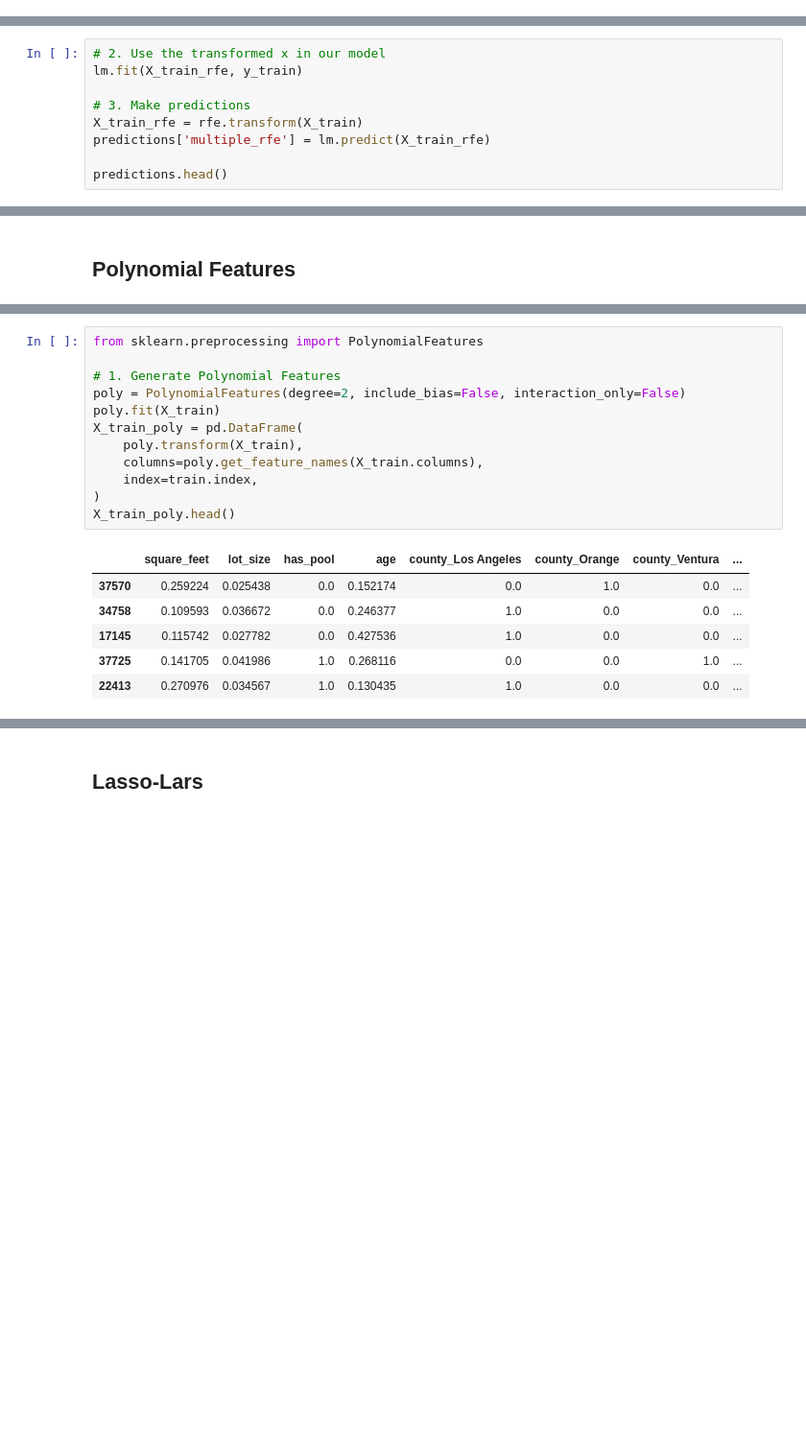
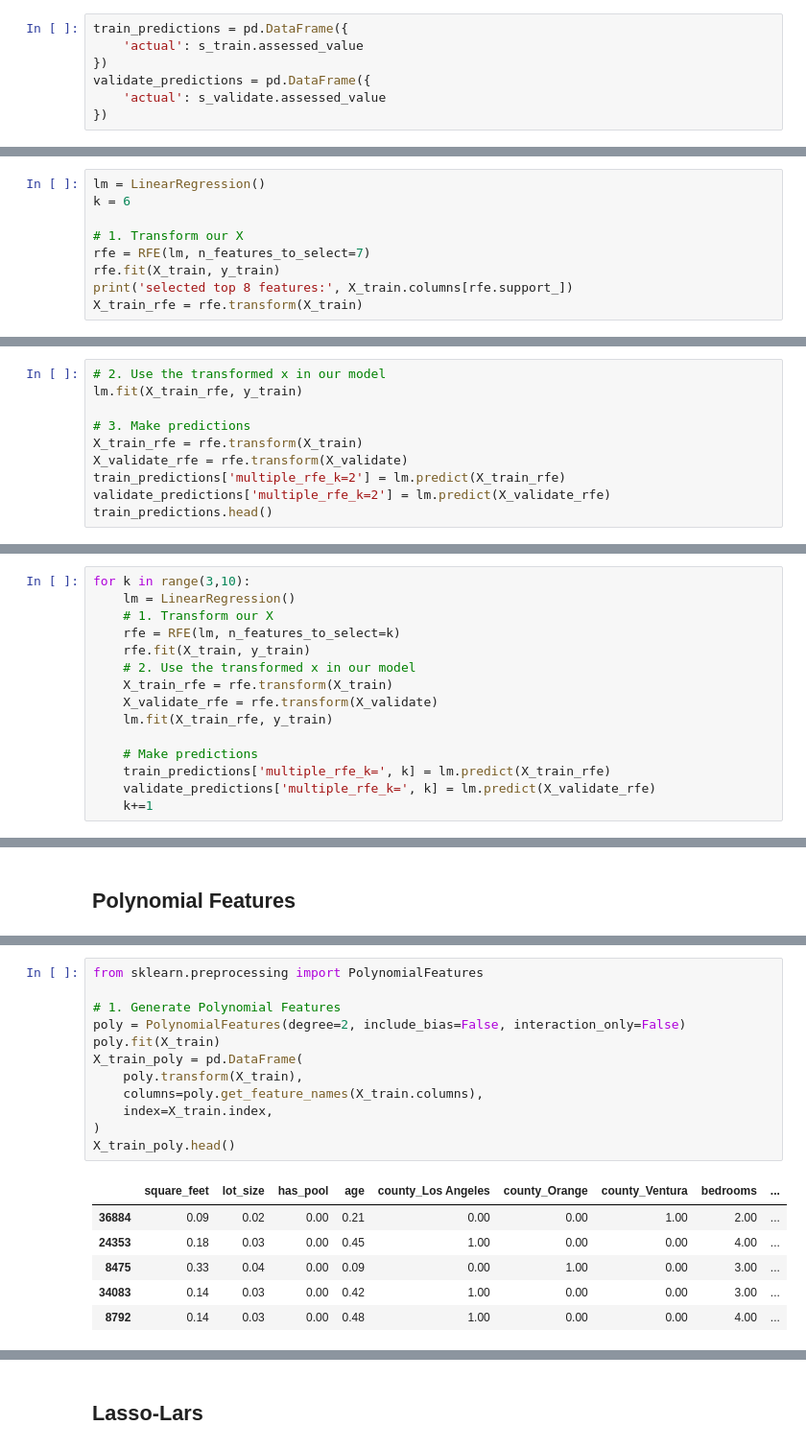
Before and after one commit to m3redithw/regression-exercises, a Jupyter notebook: model.ipynb, the cells around one changed output, grey strips where cells are left out. Shown at 96% size. Drawn from its saved outputs; the diff is of its cells as text; blank space fills up the shorter version.

Commit message:
added model exercises

```diff
--- a/model.ipynb
+++ b/model.ipynb
@@ -112,5 +108,21 @@ y_validate = s_validate.assessed_value
 
 X_test = s_test[cols]
 y_test = s_test.assessed_value
+# %%
+train_predictions = pd.DataFrame({
+    'actual': s_train.assessed_value
+})
+validate_predictions = pd.DataFrame({
+    'actual': s_validate.assessed_value
+})
 # %% [markdown]
 ## Multiple  Regression + RFE
+# %%
+lm = LinearRegression()
+k = 6
+
+# 1. Transform our X
+rfe = RFE(lm, n_features_to_select=7)
+rfe.fit(X_train, y_train)
+print('selected top 8 features:', X_train.columns[rfe.support_])
+X_train_rfe = rfe.transform(X_train)
@@ -132,7 +148,8 @@ lm.fit(X_train_rfe, y_train)
 
 # 3. Make predictions
 X_train_rfe = rfe.transform(X_train)
-predictions['multiple_rfe'] = lm.predict(X_train_rfe)
-
-predictions.head()
+X_validate_rfe = rfe.transform(X_validate)
+train_predictions['multiple_rfe_k=2'] = lm.predict(X_train_rfe)
+validate_predictions['multiple_rfe_k=2'] = lm.predict(X_validate_rfe)
+train_predictions.head()
 # %% [output]
@@ -144,0 +173,15 @@ predictions.head()
+# %%
+for k in range(3,10):
+    lm = LinearRegression()
+    # 1. Transform our X
+    rfe = RFE(lm, n_features_to_select=k)
+    rfe.fit(X_train, y_train)
+    # 2. Use the transformed x in our model
+    X_train_rfe = rfe.transform(X_train)
+    X_validate_rfe = rfe.transform(X_validate)
+    lm.fit(X_train_rfe, y_train)
+
+    # Make predictions
+    train_predictions['multiple_rfe_k=', k] = lm.predict(X_train_rfe)
+    validate_predictions['multiple_rfe_k=', k] = lm.predict(X_validate_rfe)
+    k+=1
@@ -147,20 +256,20 @@ predictions.head()
 # %%
 from sklearn.preprocessing import PolynomialFeatures
 
 # 1. Generate Polynomial Features
 poly = PolynomialFeatures(degree=2, include_bias=False, interaction_only=False)
 poly.fit(X_train)
 X_train_poly = pd.DataFrame(
     poly.transform(X_train),
     columns=poly.get_feature_names(X_train.columns),
-    index=train.index,
+    index=X_train.index,
 )
 X_train_poly.head()
 # %% [output]
-|  | square_feet | lot_size | has_pool | age | county_Los Angeles | county_Orange | county_Ventura | ... |
-| 37570 | 0.259224 | 0.025438 | 0.0 | 0.152174 | 0.0 | 1.0 | 0.0 | ... |
-| 34758 | 0.109593 | 0.036672 | 0.0 | 0.246377 | 1.0 | 0.0 | 0.0 | ... |
-| 17145 | 0.115742 | 0.027782 | 0.0 | 0.427536 | 1.0 | 0.0 | 0.0 | ... |
-| 37725 | 0.141705 | 0.041986 | 1.0 | 0.268116 | 0.0 | 0.0 | 1.0 | ... |
-| 22413 | 0.270976 | 0.034567 | 1.0 | 0.130435 | 1.0 | 0.0 | 0.0 | ... |
+|  | square_feet | lot_size | has_pool | age | county_Los Angeles | county_Orange | county_Ventura | bedrooms | ... |
+| 36884 | 0.09 | 0.02 | 0.00 | 0.21 | 0.00 | 0.00 | 1.00 | 2.00 | ... |
+| 24353 | 0.18 | 0.03 | 0.00 | 0.45 | 1.00 | 0.00 | 0.00 | 4.00 | ... |
+| 8475 | 0.33 | 0.04 | 0.00 | 0.09 | 0.00 | 1.00 | 0.00 | 3.00 | ... |
+| 34083 | 0.14 | 0.03 | 0.00 | 0.42 | 1.00 | 0.00 | 0.00 | 3.00 | ... |
+| 8792 | 0.14 | 0.03 | 0.00 | 0.48 | 1.00 | 0.00 | 0.00 | 4.00 | ... |
 # %%
```
Also changed, not shown: parts of 54 cells of this notebook.
